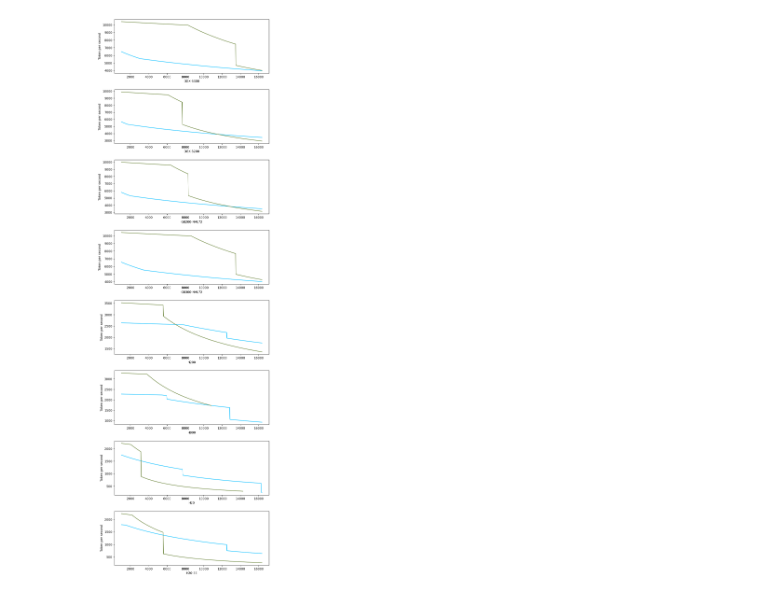
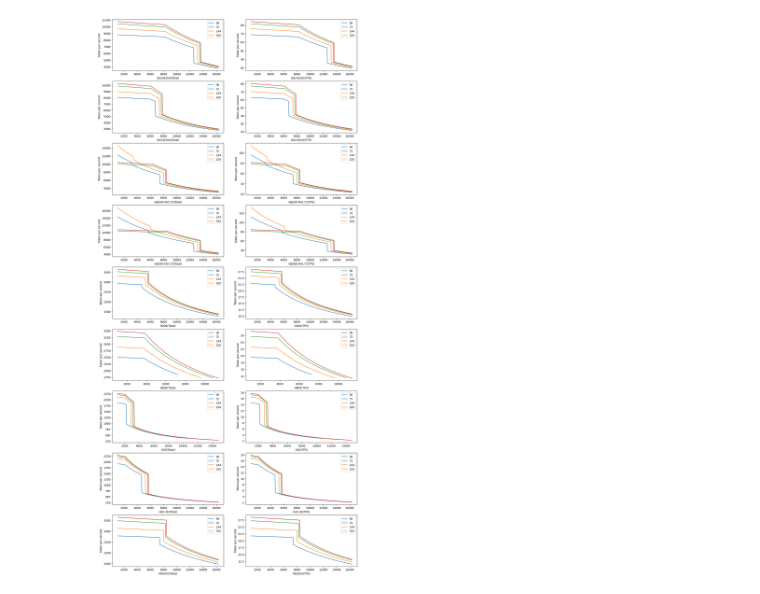
Before and after one commit to xizhizhang/shallowsim, a Jupyter notebook: decode_ep_anlysis.ipynb, the cells around one changed output. Saved outputs shown, nothing was run; the diff lists cells and outputs as text; code cells hidden in the pictures.

Commit message:
update draw code and add MI300

```diff
--- a/decode_ep_anlysis.ipynb
+++ b/decode_ep_anlysis.ipynb
@@ -12,17 +15,14 @@ c = sb.Config()
 # %%
-gpu_all_decode = sb.get_gpu_info('./device/gpu_info.csv',decoding_mode=True)
 
 # generate data
-'''
 dfs = []
-for seq_len in range(1024,16384,32):
+for seq_len in trange(1024,16384,32):
     c.seq_len = seq_len
     df = sb.decode_time_with_ep_list(args,gpu_all_decode,c,fp8_combine=True)
-    df['Seq_len'] = seq_len
+    df['index_value'] = seq_len
     df_o = df.groupby(['GPU','BatchSize','EP'],as_index=False).apply(lambda t: t[t.Total==t.Total.max()]).sort_values(['Total'],ascending=False).reset_index(drop=True)
     df_o.drop_duplicates(subset=['GPU','BatchSize','EP'], keep='first', inplace=True)
     dfs.append(df_o)
 df = pd.concat(dfs)
 df.reset_index(inplace=True,drop=True)
 df.to_csv('perf_vs_seq_len.csv')
-'''
@@ -31,3 +29,3 @@ df.to_csv('perf_vs_seq_len.csv')
 # %%
-df = pd.read_csv('perf_vs_seq_len.csv')
-df['BatchSize']= df['BatchSize'].astype(int).astype(str)
+#df = pd.read_csv('perf_vs_seq_len.csv')
+#df['BatchSize']= df['BatchSize'].astype(int).astype(str)
@@ -34,6 +48,7 @@ df['BatchSize']= df['BatchSize'].astype(int).astype(str)
 # %%
-df1 = df[df['EP'] == 144].reset_index(drop=True)
+#df1 = df[df['EP'] == 144].reset_index(drop=True)
+df1 = df[df['BatchSize'] == 128].reset_index(drop=True)
 # %%
-sb.draw(df1, gpu_all_decode, 'Total','Token per second')
+sb.draw(df1, gpu_all_decode, 'EP',[36,72,144,320], ['Total','TPS'],'Token per second')
 # %% [output]
-[figure, old version]
+[figure, new version]
```
Also changed, not shown: parts of 5 cells of this notebook, 5 other files.
